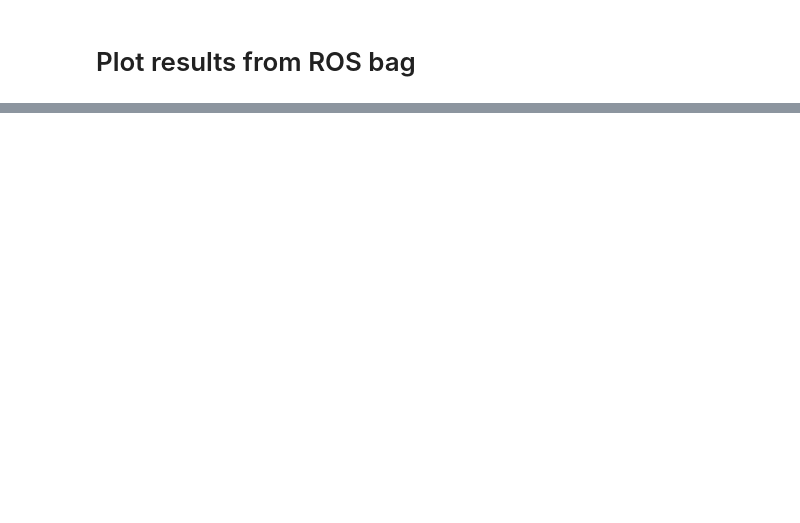
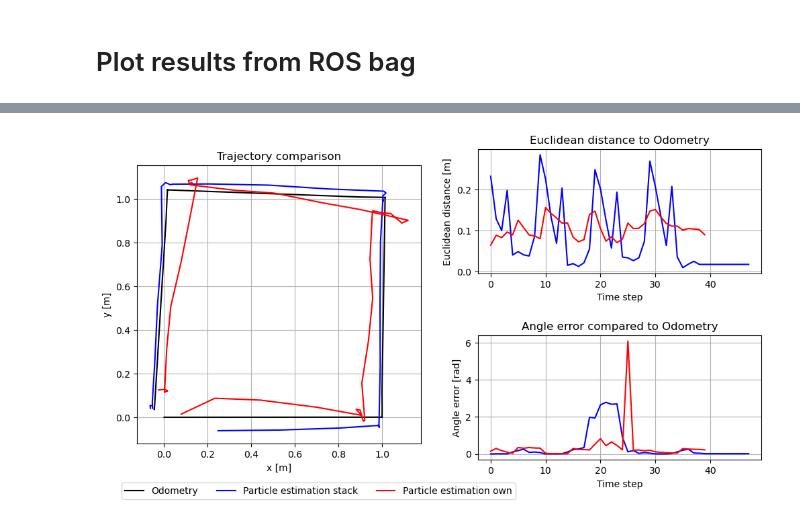
Before and after one commit to jonpodtu/34761-Exercises, a Jupyter notebook: src/project/plot.ipynb, the cells around one changed output, grey strips where cells are left out. Cells and saved outputs as stored; diff of their text form; code cells hidden in the pictures; blank space fills up the shorter version.

```diff
--- a/src/project/plot.ipynb
+++ b/src/project/plot.ipynb
@@ -77,0 +71,75 @@ b'\x00\x01\x00\x00\x9c\x03\x00\x00\x00\x95\xba\n\x05\x00\x00\x00odom\x00\x00\x00
+# %%
+import numpy as np
+
+# Plot Euclidean distance
+odom_x = np.array(data_dict["/odom"]["x"])
+odom_y = np.array(data_dict["/odom"]["y"])
+stack_x = np.array(data_dict["/particle_estimation_stack"]["x"])
+stack_y = np.array(data_dict["/particle_estimation_stack"]["y"])
+own_x = np.array(data_dict["/particle_estimation_own"]["x"])
+own_y = np.array(data_dict["/particle_estimation_own"]["y"])
+odom_angle = np.array(data_dict["/odom"]["angle"])
+stack_angle = np.array(data_dict["/particle_estimation_stack"]["angle"])
+own_angle = np.array(data_dict["/particle_estimation_own"]["angle"])
+# Convert timestamps to numpy arrays
+odom_timestamps = np.array(data_dict["/odom"]["Timestamp"])
+stack_timestamps = np.array(data_dict["/particle_estimation_stack"]["Timestamp"])
+own_timestamps = np.array(data_dict["/particle_estimation_own"]["Timestamp"])
+
+# Find the indices of the closest Odometry timestamps
+stack_indices = np.searchsorted(odom_timestamps, stack_timestamps)
+own_indices = np.searchsorted(odom_timestamps, own_timestamps)
+
+# Use these indices to get the corresponding Odometry data
+odom_x_stack = odom_x[stack_indices]
+odom_y_stack = odom_y[stack_indices]
+odom_angle_stack = odom_angle[stack_indices]
+odom_x_own = odom_x[own_indices]
+odom_y_own = odom_y[own_indices]
+odom_angle_own = odom_angle[own_indices]
+
+import matplotlib.pyplot as plt
+import matplotlib.gridspec as gridspec
+
+# Create a gridspec
+gs = gridspec.GridSpec(2, 2, height_ratios=[1, 1], width_ratios=[1, 1])
+
+# Create subplots
+fig = plt.figure(figsize=(12, 6))
+ax1 = plt.subplot(gs[:, 0])  # Trajectory comparison plot
+ax2 = plt.subplot(gs[0, 1])  # Euclidean distance plot
+ax3 = plt.subplot(gs[1, 1])  # Angle error plot
+
+# Plot trajectories
+ax1.plot(data_dict["/odom"]["x"], data_dict["/odom"]["y"], color='black', label="Odometry")
+ax1.plot(data_dict["/particle_estimation_stack"]["x"], data_dict["/particle_estimation_stack"]["y"], color='blue', label="Particle estimation stack")
+ax1.plot(data_dict["/particle_estimation_own"]["x"], data_dict["/particle_estimation_own"]["y"], color='red', label="Particle estimation own")
+ax1.set_xlabel("x [m]")
+ax1.set_ylabel("y [m]")
+ax1.set_title("Trajectory comparison")
+ax1.grid()
+ax1.set_aspect('equal', adjustable='box')
+
+# Now use these new Odometry arrays in your distance and angle error calculations
+ax2.plot(np.sqrt((odom_x_stack - stack_x)**2 + (odom_y_stack - stack_y)**2), color='blue', label="Stack distance to Odometry")
+ax2.plot(np.sqrt((odom_x_own - own_x)**2 + (odom_y_own - own_y)**2), color='red', label="Own distance to Odometry")
+ax2.set_xlabel("Time step")
+ax2.set_ylabel("Euclidean distance [m]")
+ax2.set_title("Euclidean distance to Odometry")
+ax2.grid()
+
+ax3.plot(np.abs(odom_angle_stack - stack_angle), color='blue', label="Stack angle error")
+ax3.plot(np.abs(odom_angle_own - own_angle), color='red', label="Own angle error")
+ax3.set_xlabel("Time step")
+ax3.set_ylabel("Angle error [rad]")
+ax3.set_title("Angle error compared to Odometry")
+ax3.grid()
+
+# Create a common legend for all plots
+handles, labels = ax1.get_legend_handles_labels()
+fig.legend(handles, labels, loc='lower center', bbox_to_anchor=(0.35, 0), ncol=3)
+
+plt.subplots_adjust(hspace=0.5)
+plt.show()
+# %% [output]
+[figure, added]
```
Also changed, not shown: parts of 4 cells of this notebook.
